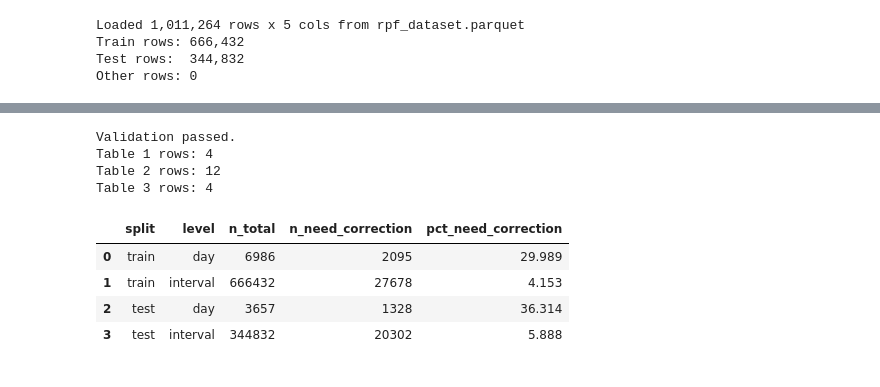
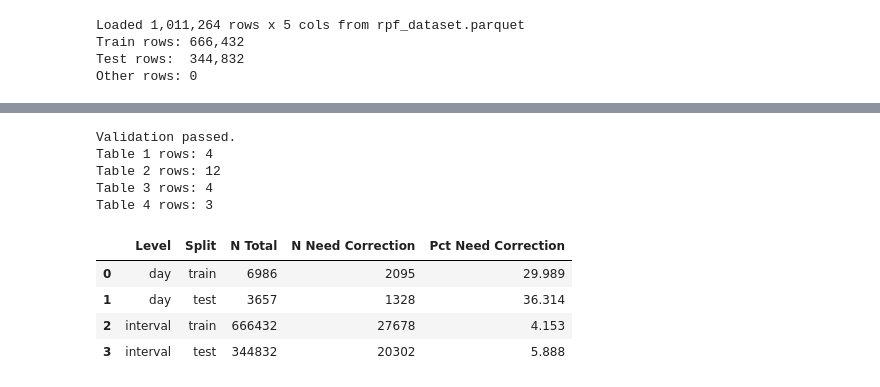
Before and after one commit to mssamhan31/PyNRPF, a Jupyter notebook: notebooks/03_publication_tables.executed.ipynb, the cells around one changed output, grey strips where cells are left out. Saved outputs shown, nothing was run; the diff lists cells and outputs as text; code cells hidden in the pictures.

```diff
--- a/notebooks/03_publication_tables.executed.ipynb
+++ b/notebooks/03_publication_tables.executed.ipynb
@@ -127,6 +127,14 @@ table1_rows.extend(build_split_rows(df_train, 'train'))
 table1_rows.extend(build_split_rows(df_test, 'test'))
 
 table1 = pd.DataFrame(table1_rows)
-table1 = table1[['split', 'level', 'n_total', 'n_need_correction', 'pct_need_correction']]
+
+level_order = {'day': 0, 'interval': 1}
+split_order = {'train': 0, 'test': 1}
+table1 = table1.sort_values(
+    by=['level', 'split'],
+    key=lambda s: s.map(level_order if s.name == 'level' else split_order),
+).reset_index(drop=True)
+
+table1 = table1[['level', 'split', 'n_total', 'n_need_correction', 'pct_need_correction']]
 table1
 # %% [output]
@@ -279,35 +352,61 @@ Wrote: C:\Users\z5404477\Documents\PyNRPF\outputs\publication_tables\table3_impl
 # %%
 # Validation checks
 assert TABLE1_WRITTEN.exists(), 'Missing table1 CSV'
 assert TABLE2_WRITTEN.exists(), 'Missing table2 CSV'
 assert TABLE3_WRITTEN.exists(), 'Missing table3 CSV'
+assert TABLE4_WRITTEN.exists(), 'Missing table4 CSV'
 
-assert len(table1) == 4, f'Table 1 row count expected 4, got {len(table1)}'
-assert len(table2) == 12, f'Table 2 row count expected 12, got {len(table2)}'
-assert len(table3) == 4, f'Table 3 row count expected 4, got {len(table3)}'
+assert len(table1_export) == 4, f'Table 1 row count expected 4, got {len(table1_export)}'
+assert len(table2_export) == 12, f'Table 2 row count expected 12, got {len(table2_export)}'
+assert len(table3_export) == 4, f'Table 3 row count expected 4, got {len(table3_export)}'
+assert len(table4_export) == 3, f'Table 4 row count expected 3, got {len(table4_export)}'
 
-req_t1_cols = ['split', 'level', 'n_total', 'n_need_correction', 'pct_need_correction']
-assert table1[req_t1_cols].notna().all().all(), 'Table 1 has nulls in required columns'
+req_t1_cols = ['Level', 'Split', 'N Total', 'N Need Correction', 'Pct Need Correction']
+assert table1_export[req_t1_cols].notna().all().all(), 'Table 1 has nulls in required columns'
 
 metric_cols = ['P', 'R', 'F1']
-assert table2[metric_cols].notna().all().all(), 'Table 2 has missing metrics'
+assert table2_export[metric_cols].notna().all().all(), 'Table 2 has missing metrics'
 
-assert set(table3['site_name']) == {'network', 'Site_A', 'Site_B', 'Site_C'}, 'Unexpected Table 3 site names'
-assert (table3['year'] == 2023).all(), 'Table 3 year must be 2023'
+expected_table2_prefix = [
+    ('train', 'day', 'na', 'm7_dtr'),
+    ('train', 'day', 'na', 'm8_xgb'),
+    ('train', 'interval', 'all_days', 'm7_dtr'),
+]
+actual_table2_prefix = list(
+    table2_export[['Split', 'Model Level', 'Interval Scope', 'Method']].itertuples(index=False, name=None)
+)[:3]
+assert actual_table2_prefix == expected_table2_prefix, f'Unexpected Table 2 ordering prefix: {actual_table2_prefix}'
+
+assert 'Year' not in table3_export.columns, 'Table 3 should not include year'
+assert 'Year' not in table4_export.columns, 'Table 4 should not include year'
+assert set(table3_export['Site Name']) == {'network', 'Site X', 'Site Y', 'Size Z'}, 'Unexpected Table 3 site names'
+assert set(table4_export['Site Name']) == {'Site X', 'Site Y', 'Size Z'}, 'Unexpected Table 4 site names'
+assert 'network' not in set(table4_export['Site Name']), 'Table 4 must exclude network row'
+
+for tname, tdf in [
+    ('Table 1', table1_export),
+    ('Table 2', table2_export),
+    ('Table 3', table3_export),
+    ('Table 4', table4_export),
+]:
+    assert all('_' not in c for c in tdf.columns), f'{tname} headers should not contain underscore'
+    assert all((len(c) == 0 or c[0].isupper()) for c in tdf.columns), f'{tname} headers should start with capital letter'
 
 print('Validation passed.')
-print('Table 1 rows:', len(table1))
-print('Table 2 rows:', len(table2))
-print('Table 3 rows:', len(table3))
+print('Table 1 rows:', len(table1_export))
+print('Table 2 rows:', len(table2_export))
+print('Table 3 rows:', len(table3_export))
+print('Table 4 rows:', len(table4_export))
 
-table1
+table1_export
 # %% [output]
 Validation passed.
 Table 1 rows: 4
 Table 2 rows: 12
 Table 3 rows: 4
+Table 4 rows: 3
-|  | split | level | n_total | n_need_correction | pct_need_correction |
-| 0 | train | day | 6986 | 2095 | 29.989 |
-| 1 | train | interval | 666432 | 27678 | 4.153 |
-| 2 | test | day | 3657 | 1328 | 36.314 |
-| 3 | test | interval | 344832 | 20302 | 5.888 |
+|  | Level | Split | N Total | N Need Correction | Pct Need Correction |
+| 0 | day | train | 6986 | 2095 | 29.989 |
+| 1 | day | test | 3657 | 1328 | 36.314 |
+| 2 | interval | train | 666432 | 27678 | 4.153 |
+| 3 | interval | test | 344832 | 20302 | 5.888 |
```
Also changed, not shown: parts of 4 cells of this notebook, 9 other files.
